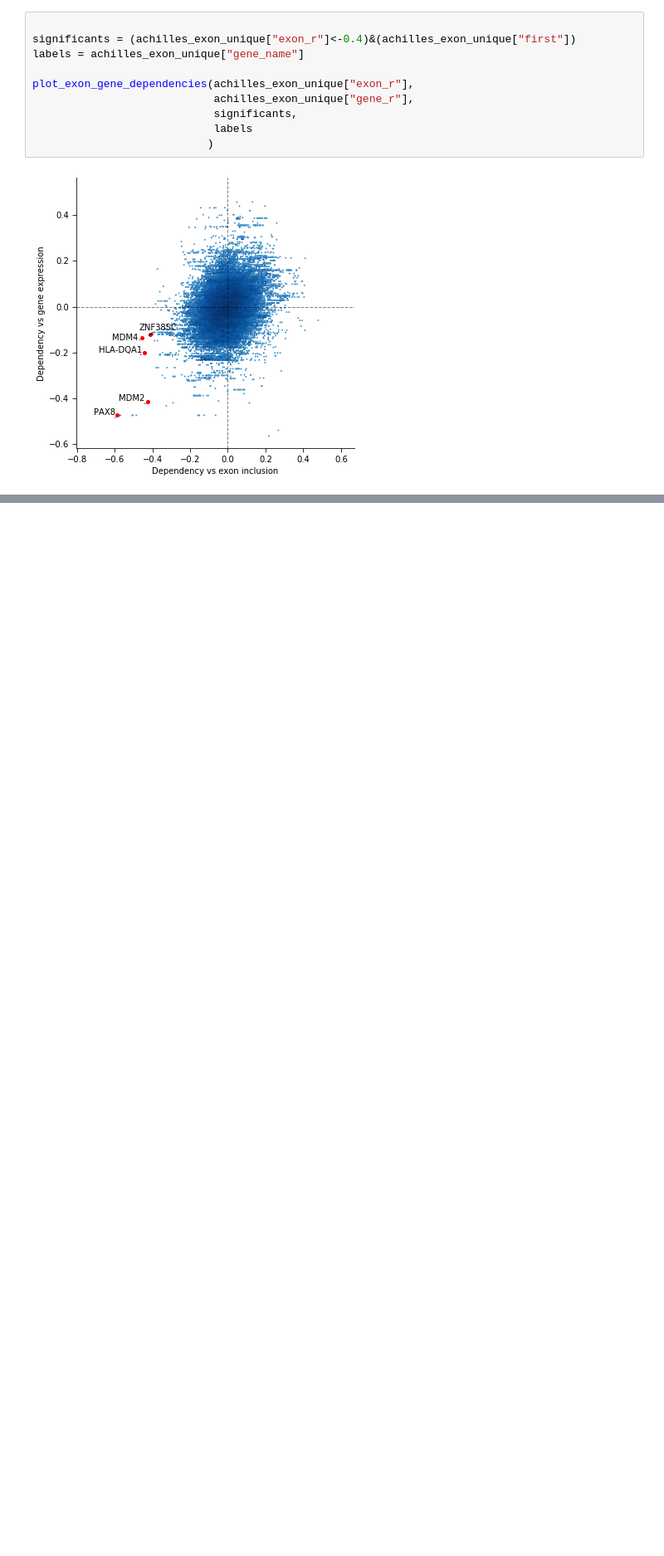
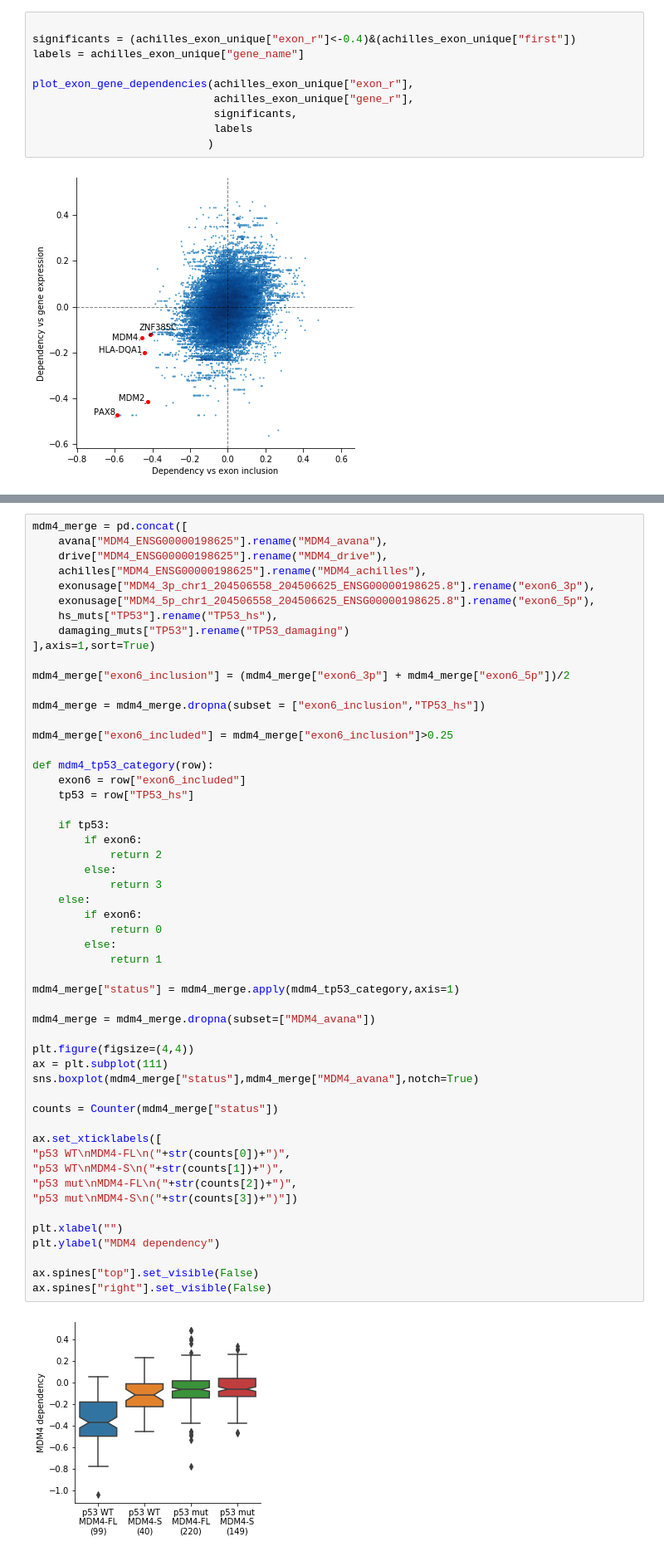
Before and after one commit to kevinhu/ccle-2019-analysis, a Jupyter notebook: notebooks/figure4_mdm4-splicing.ipynb, the cells around one changed output, grey strips where cells are left out. Shown at 83% size. Cells and saved outputs as stored; diff of their text form; blank space fills up the shorter version.

Commit message:
Boxplot

```diff
--- a/notebooks/figure4_mdm4-splicing.ipynb
+++ b/notebooks/figure4_mdm4-splicing.ipynb
@@ -232,0 +233,55 @@ plot_exon_gene_dependencies(achilles_exon_unique["exon_r"],
+# %%
+mdm4_merge = pd.concat([
+    avana["MDM4_ENSG00000198625"].rename("MDM4_avana"),
+    drive["MDM4_ENSG00000198625"].rename("MDM4_drive"),
+    achilles["MDM4_ENSG00000198625"].rename("MDM4_achilles"),
+    exonusage["MDM4_3p_chr1_204506558_204506625_ENSG00000198625.8"].rename("exon6_3p"),
+    exonusage["MDM4_5p_chr1_204506558_204506625_ENSG00000198625.8"].rename("exon6_5p"),
+    hs_muts["TP53"].rename("TP53_hs"),
+    damaging_muts["TP53"].rename("TP53_damaging")
+],axis=1,sort=True)
+
+mdm4_merge["exon6_inclusion"] = (mdm4_merge["exon6_3p"] + mdm4_merge["exon6_5p"])/2
+
+mdm4_merge = mdm4_merge.dropna(subset = ["exon6_inclusion","TP53_hs"])
+
+mdm4_merge["exon6_included"] = mdm4_merge["exon6_inclusion"]>0.25
+
+def mdm4_tp53_category(row):
+    exon6 = row["exon6_included"]
+    tp53 = row["TP53_hs"]
+
+    if tp53:
+        if exon6:
+            return 2
+        else:
+            return 3
+    else:
+        if exon6:
+            return 0
+        else:
+            return 1
+
+mdm4_merge["status"] = mdm4_merge.apply(mdm4_tp53_category,axis=1)
+
+mdm4_merge = mdm4_merge.dropna(subset=["MDM4_avana"])
+
+plt.figure(figsize=(4,4))
+ax = plt.subplot(111)
+sns.boxplot(mdm4_merge["status"],mdm4_merge["MDM4_avana"],notch=True)
+
+counts = Counter(mdm4_merge["status"])
+
+ax.set_xticklabels([
+"p53 WT\nMDM4-FL\n("+str(counts[0])+")",
+"p53 WT\nMDM4-S\n("+str(counts[1])+")",
+"p53 mut\nMDM4-FL\n("+str(counts[2])+")",
+"p53 mut\nMDM4-S\n("+str(counts[3])+")"])
+
+plt.xlabel("")
+plt.ylabel("MDM4 dependency")
+
+ax.spines["top"].set_visible(False)
+ax.spines["right"].set_visible(False)
+# %% [output]
+[figure, added]
```
Also changed, not shown: parts of 3 cells of this notebook, 1 other file.
